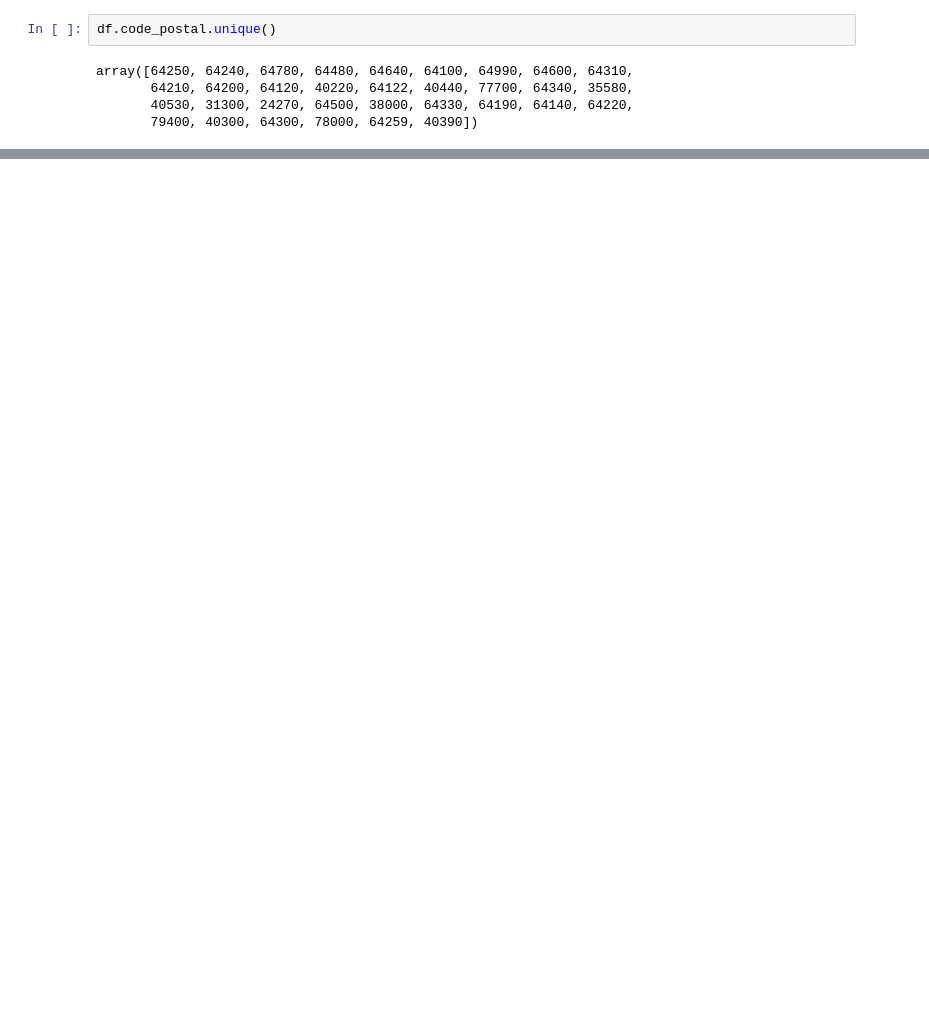
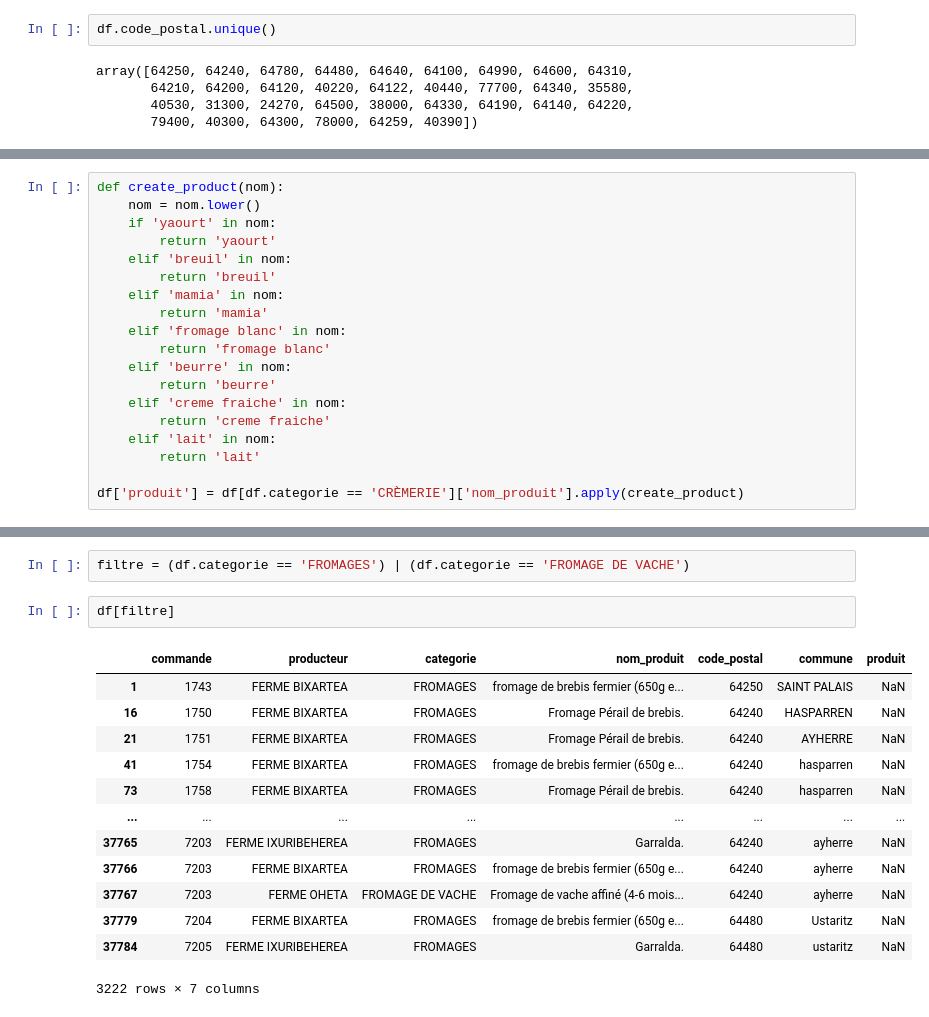
Before and after one commit to Kesskisspass/etxaldebot, a Jupyter notebook: recommandation/etxaldebot.ipynb, the cells around one changed output, grey strips where cells are left out. Saved outputs shown, nothing was run; the diff lists cells and outputs as text; blank space fills up the shorter version.

```diff
--- a/recommandation/etxaldebot.ipynb
+++ b/recommandation/etxaldebot.ipynb
@@ -63,0 +152,19 @@ array([64250, 64240, 64780, 64480, 64640, 64100, 64990, 64600, 64310,
+# %%
+def create_product(nom):
+    nom = nom.lower()
+    if 'yaourt' in nom:
+        return 'yaourt'
+    elif 'breuil' in nom:
+        return 'breuil'
+    elif 'mamia' in nom:
+        return 'mamia'
+    elif 'fromage blanc' in nom:
+        return 'fromage blanc'
+    elif 'beurre' in nom:
+        return 'beurre'
+    elif 'creme fraiche' in nom:
+        return 'creme fraiche'
+    elif 'lait' in nom:
+        return 'lait'
+
+df['produit'] = df[df.categorie == 'CRÈMERIE']['nom_produit'].apply(create_product)
@@ -63,0 +187,18 @@ array([64250, 64240, 64780, 64480, 64640, 64100, 64990, 64600, 64310,
+# %%
+filtre = (df.categorie == 'FROMAGES') | (df.categorie == 'FROMAGE DE VACHE')
+# %%
+df[filtre]
+# %% [output]
+|  | commande | producteur | categorie | nom_produit | code_postal | commune | produit |
+| 1 | 1743 | FERME BIXARTEA | FROMAGES | fromage de brebis fermier (650g e... | 64250 | SAINT PALAIS | NaN |
+| 16 | 1750 | FERME BIXARTEA | FROMAGES | Fromage Pérail de brebis. | 64240 | HASPARREN | NaN |
+| 21 | 1751 | FERME BIXARTEA | FROMAGES | Fromage Pérail de brebis. | 64240 | AYHERRE | NaN |
+| 41 | 1754 | FERME BIXARTEA | FROMAGES | fromage de brebis fermier (650g e... | 64240 | hasparren | NaN |
+| 73 | 1758 | FERME BIXARTEA | FROMAGES | Fromage Pérail de brebis. | 64240 | hasparren | NaN |
+| ... | ... | ... | ... | ... | ... | ... | ... |
+| 37765 | 7203 | FERME IXURIBEHEREA | FROMAGES | Garralda. | 64240 | ayherre | NaN |
+| 37766 | 7203 | FERME BIXARTEA | FROMAGES | fromage de brebis fermier (650g e... | 64240 | ayherre | NaN |
+| 37767 | 7203 | FERME OHETA | FROMAGE DE VACHE | Fromage de vache affiné (4-6 mois... | 64240 | ayherre | NaN |
+| 37779 | 7204 | FERME BIXARTEA | FROMAGES | fromage de brebis fermier (650g e... | 64480 | Ustaritz | NaN |
+| 37784 | 7205 | FERME IXURIBEHEREA | FROMAGES | Garralda. | 64480 | ustaritz | NaN |
+3222 rows × 7 columns
```
Also changed, not shown: parts of 29 cells of this notebook, 1 other file.
